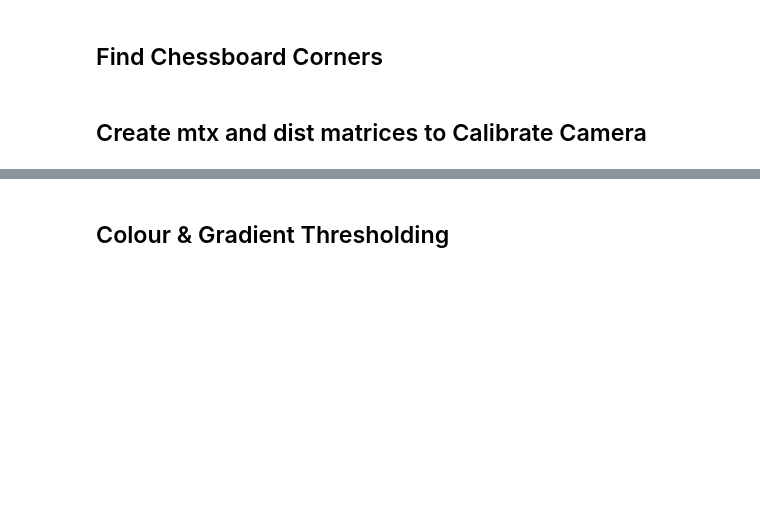
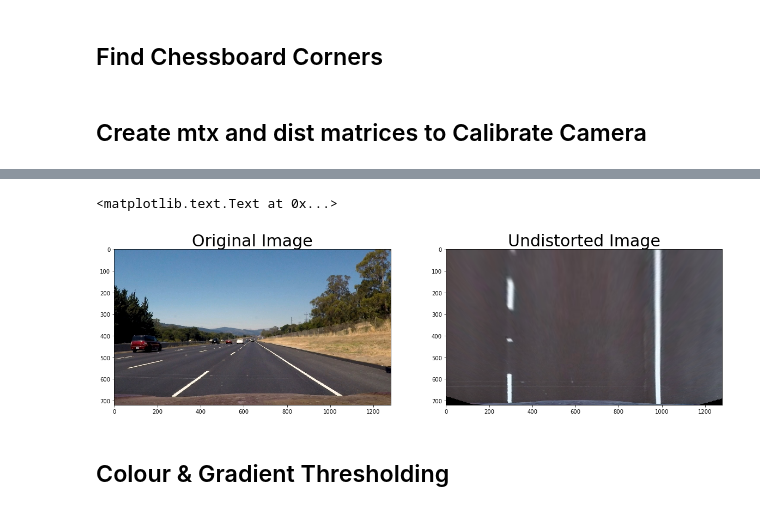
Before and after one commit to andrewszwec/findingLanesAdvanced, a Jupyter notebook: model_v5.ipynb, the cells around one changed output, grey strips where cells are left out. Cells and saved outputs as stored; diff of their text form; code cells hidden in the pictures; blank space fills up the shorter version.

```diff
--- a/model_v5.ipynb
+++ b/model_v5.ipynb
@@ -77,3 +96,34 @@ if calibration_flag == 1:
+# %%
+img = cv2.imread('test_images/straight_lines2.jpg')
+img_size = (img.shape[1], img.shape[0])
+undist = cv2.undistort(img, mtx, dist, None, mtx)
+undist = cv2.cvtColor(undist, cv2.COLOR_BGR2RGB)
+
+gray = cv2.cvtColor(undist, cv2.COLOR_BGR2GRAY)
+img_size = (gray.shape[1], gray.shape[0])
+
+# Working for full sized image
+src = np.float32([(200, 720), (580, 480), (720, 480), (1050, 700)])
+dst = np.float32([(280, 720), (400, 190), (920, 190), (960, 720)])
+
+# Given src and dst points, calculate the perspective transform matrix
+M = cv2.getPerspectiveTransform(src, dst)
+
+# Warp the image using OpenCV warpPerspective()
+warped = cv2.warpPerspective(undist, M, img_size)
+
+# dst, _ = reproject(dst, nx, ny, mtx, dist )
+undist = cv2.cvtColor(warped, cv2.COLOR_BGR2RGB)
+
+# Visualize undistortion
+f, (ax1, ax2) = plt.subplots(1, 2, figsize=(20,10))
+ax1.imshow(cv2.cvtColor(img, cv2.COLOR_BGR2RGB))
+ax1.set_title('Original Image', fontsize=30)
+ax2.imshow(undist)
+ax2.set_title('Undistorted Image', fontsize=30)
+# %% [output]
+<matplotlib.text.Text at 0x...>
+[figure, added]
 # %% [markdown]
 ## Colour & Gradient Thresholding
 # %%
```
Also changed, not shown: parts of 9 cells of this notebook, 5 other files.
